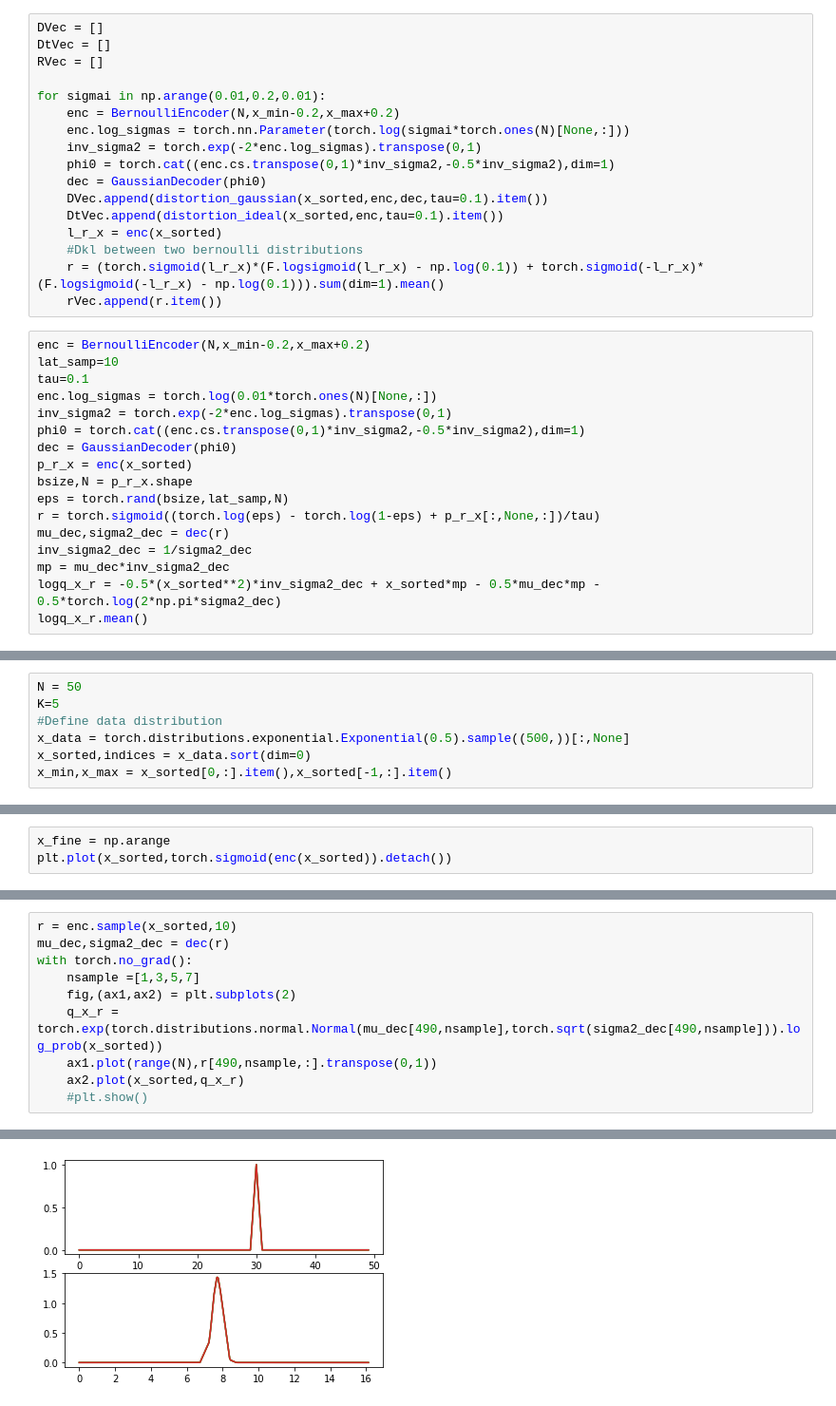
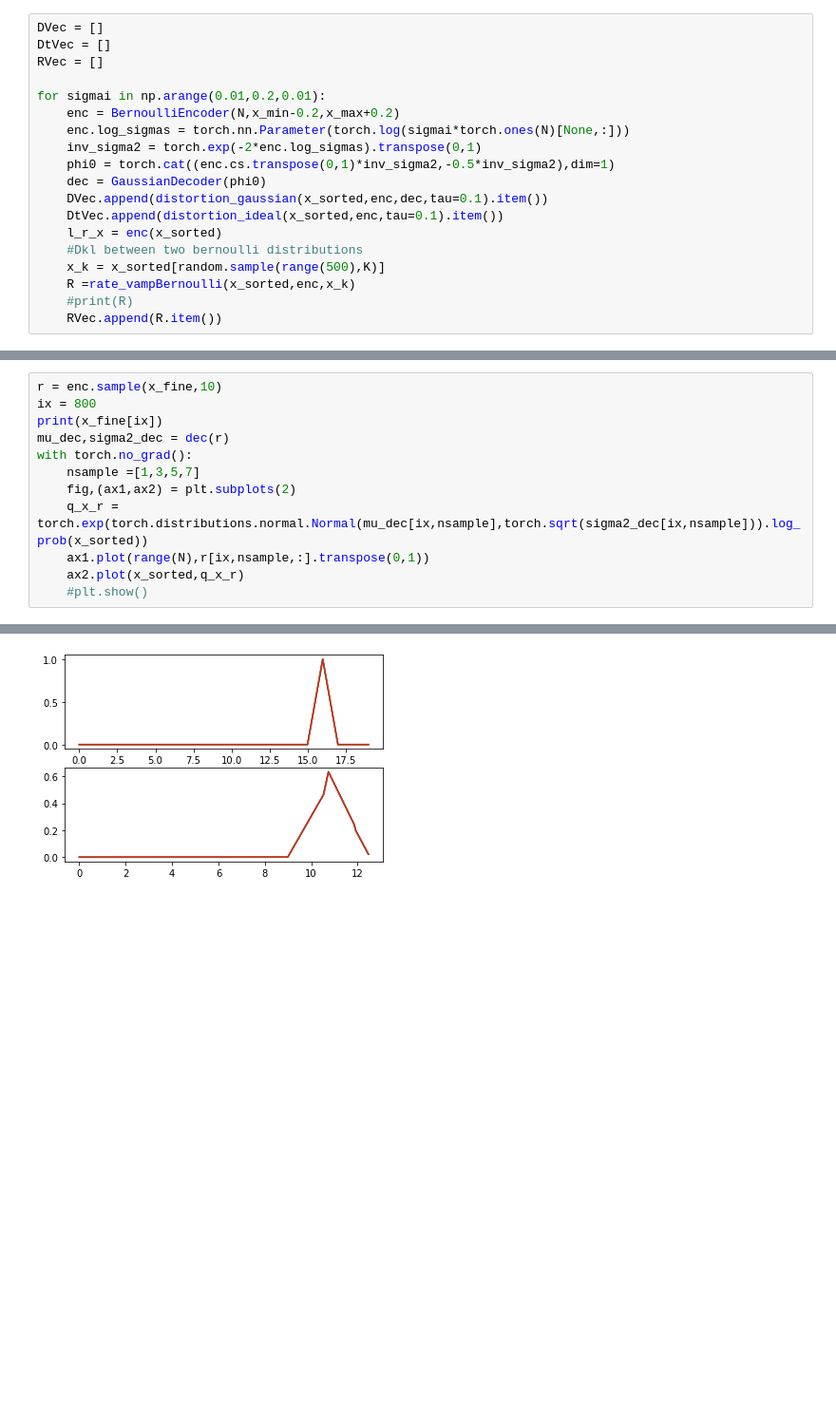
Before and after one commit to simonebmalerba/neural_VAE, a Jupyter notebook: bernoulli_enc.ipynb, the cells around one changed output, grey strips where cells are left out. Shown: that part at 95% size. Cells and saved outputs as stored; diff of their text form; blank space fills up the shorter version.

Commit message:
Bernoulli Encoder

```diff
--- a/bernoulli_enc.ipynb
+++ b/bernoulli_enc.ipynb
@@ -55,22 +75,7 @@ for sigmai in np.arange(0.01,0.2,0.01):
     DtVec.append(distortion_ideal(x_sorted,enc,tau=0.1).item())
     l_r_x = enc(x_sorted)
     #Dkl between two bernoulli distributions
-    r = (torch.sigmoid(l_r_x)*(F.logsigmoid(l_r_x) - np.log(0.1)) + torch.sigmoid(-l_r_x)*(F.logsigmoid(-l_r_x) - np.log(0.1))).sum(dim=1).mean()
-    rVec.append(r.item())
+    x_k = x_sorted[random.sample(range(500),K)]
+    R =rate_vampBernoulli(x_sorted,enc,x_k)
+    #print(R)
+    RVec.append(R.item())
-# %%
-enc = BernoulliEncoder(N,x_min-0.2,x_max+0.2)
-lat_samp=10
-tau=0.1
-enc.log_sigmas = torch.log(0.01*torch.ones(N)[None,:])
-inv_sigma2 = torch.exp(-2*enc.log_sigmas).transpose(0,1)
-phi0 = torch.cat((enc.cs.transpose(0,1)*inv_sigma2,-0.5*inv_sigma2),dim=1)
-dec = GaussianDecoder(phi0)
-p_r_x = enc(x_sorted)
-bsize,N = p_r_x.shape
-eps = torch.rand(bsize,lat_samp,N)
-r = torch.sigmoid((torch.log(eps) - torch.log(1-eps) + p_r_x[:,None,:])/tau)
-mu_dec,sigma2_dec = dec(r)
-inv_sigma2_dec = 1/sigma2_dec
-mp = mu_dec*inv_sigma2_dec
-logq_x_r = -0.5*(x_sorted**2)*inv_sigma2_dec + x_sorted*mp - 0.5*mu_dec*mp - 0.5*torch.log(2*np.pi*sigma2_dec)
-logq_x_r.mean()
@@ -84,7 +81,0 @@ plt.plot(np.array(RVec)+np.array(DVec))
-# %%
-N = 50
-K=5
-#Define data distribution
-x_data = torch.distributions.exponential.Exponential(0.5).sample((500,))[:,None]
-x_sorted,indices = x_data.sort(dim=0)
-x_min,x_max = x_sorted[0,:].item(),x_sorted[-1,:].item()
@@ -108,3 +81,0 @@ for epoch in range(N_EPOCHS):
-# %%
-x_fine = np.arange
-plt.plot(x_sorted,torch.sigmoid(enc(x_sorted)).detach())
@@ -130,11 +82,13 @@ plt.plot(x_sorted,torch.sigmoid(enc(x_sorted)).detach())
 # %%
-r = enc.sample(x_sorted,10)
+r = enc.sample(x_fine,10)
+ix = 800
+print(x_fine[ix])
 mu_dec,sigma2_dec = dec(r)
 with torch.no_grad():
     nsample =[1,3,5,7]
     fig,(ax1,ax2) = plt.subplots(2)
-    q_x_r = torch.exp(torch.distributions.normal.Normal(mu_dec[490,nsample],torch.sqrt(sigma2_dec[490,nsample])).log_prob(x_sorted))
-    ax1.plot(range(N),r[490,nsample,:].transpose(0,1))
+    q_x_r = torch.exp(torch.distributions.normal.Normal(mu_dec[ix,nsample],torch.sqrt(sigma2_dec[ix,nsample])).log_prob(x_sorted))
+    ax1.plot(range(N),r[ix,nsample,:].transpose(0,1))
     ax2.plot(x_sorted,q_x_r)
     #plt.show()
 # %% [output]
@@ -141 +96 @@ with torch.no_grad():
-[figure, old version]
+[figure, new version]
```
Also changed, not shown: parts of 18 cells of this notebook.
